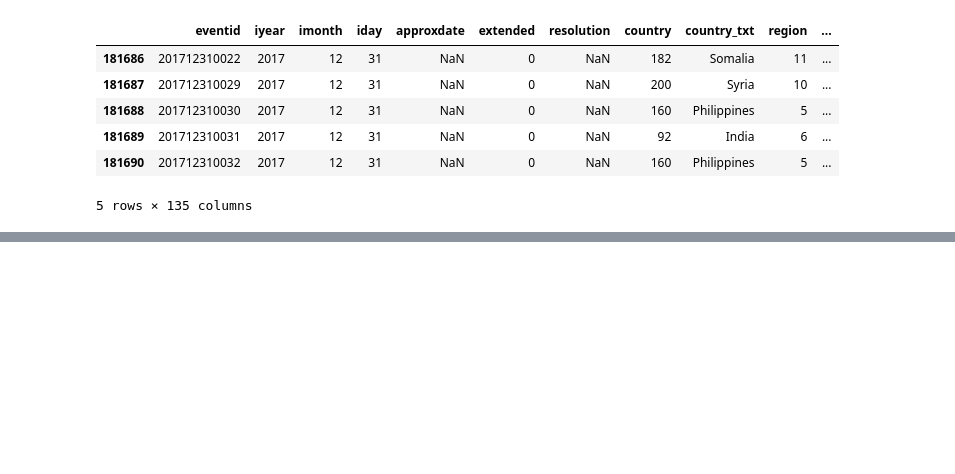
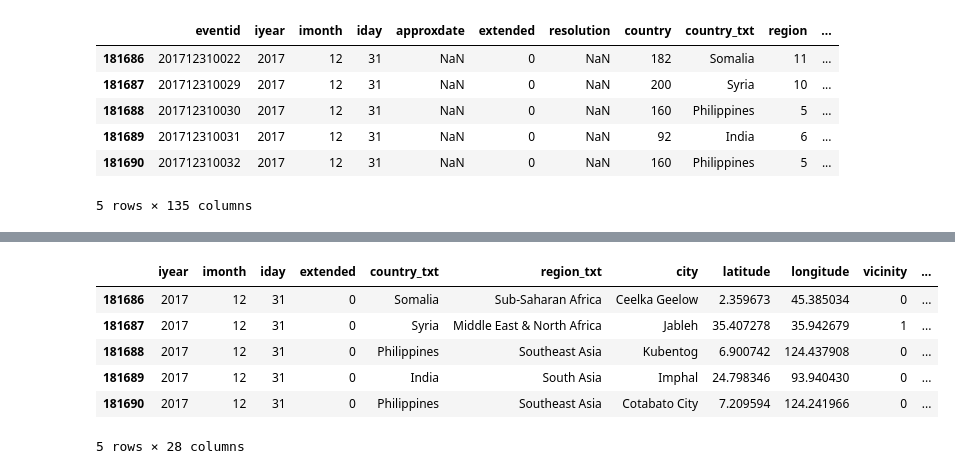
Before and after one commit to SiddharthDNathan/Global-Terrorism-EDA, a Jupyter notebook: Global_Terrorism_EDA.ipynb, the cells around one changed output, grey strips where cells are left out. Cells and saved outputs as stored; diff of their text form; code cells hidden in the pictures; blank space fills up the shorter version.

```diff
--- a/Global_Terrorism_EDA.ipynb
+++ b/Global_Terrorism_EDA.ipynb
@@ -63,0 +91,10 @@ df.tail()
+# %%
+GT_df.tail()
+# %% [output]
+|  | iyear | imonth | iday | extended | country_txt | region_txt | city | latitude | longitude | vicinity | ... |
+| 181686 | 2017 | 12 | 31 | 0 | Somalia | Sub-Saharan Africa | Ceelka Geelow | 2.359673 | 45.385034 | 0 | ... |
+| 181687 | 2017 | 12 | 31 | 0 | Syria | Middle East & North Africa | Jableh | 35.407278 | 35.942679 | 1 | ... |
+| 181688 | 2017 | 12 | 31 | 0 | Philippines | Southeast Asia | Kubentog | 6.900742 | 124.437908 | 0 | ... |
+| 181689 | 2017 | 12 | 31 | 0 | India | South Asia | Imphal | 24.798346 | 93.940430 | 0 | ... |
+| 181690 | 2017 | 12 | 31 | 0 | Philippines | Southeast Asia | Cotabato City | 7.209594 | 124.241966 | 0 | ... |
+5 rows × 28 columns
```
Also changed, not shown: parts of 17 cells of this notebook.
